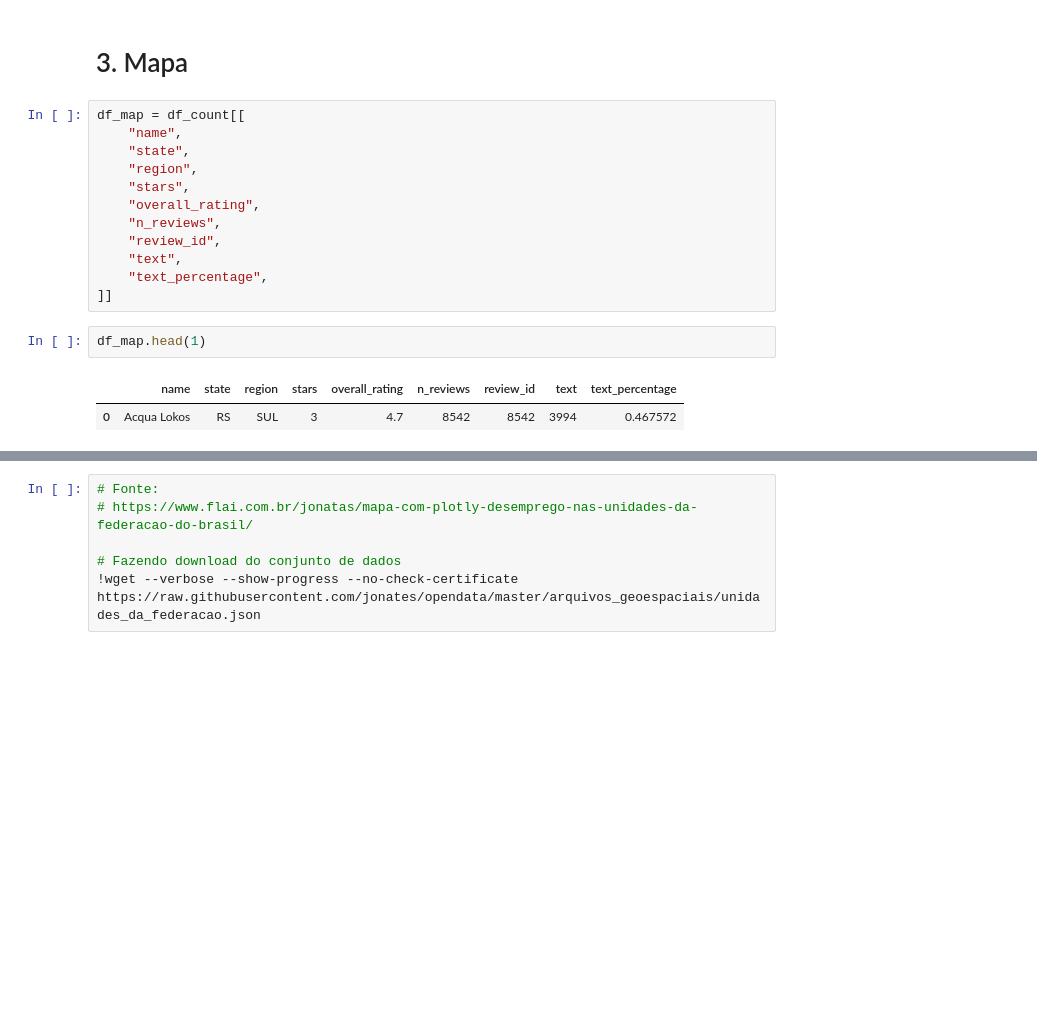
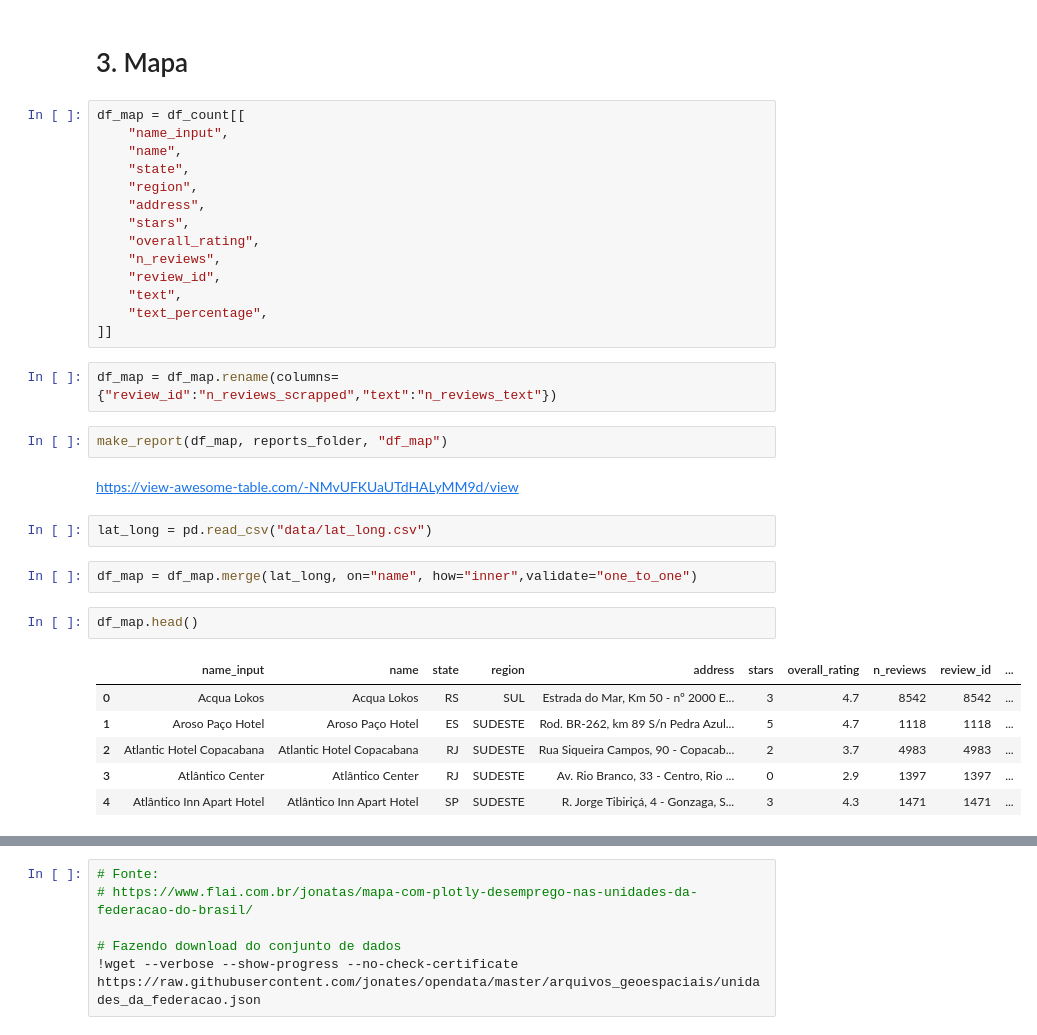
Before and after one commit to brusangues/maps-reviews-api-scraper, a Jupyter notebook: analysis_1.ipynb, the cells around one changed output, grey strips where cells are left out. Drawn from its saved outputs; the diff is of its cells as text; blank space fills up the shorter version.

Commit message:
maps and text analysis

```diff
--- a/analysis_1.ipynb
+++ b/analysis_1.ipynb
@@ -135,9 +164,11 @@ df_count.shape
 # 3. Mapa
 # %%
 df_map = df_count[[
+    "name_input",
     "name",
     "state",
     "region",
+    "address",
     "stars",
     "overall_rating",
     "n_reviews",
@@ -145,8 +176,22 @@ df_map = df_count[[
     "text",
     "text_percentage",
 ]]
+# %%
+df_map = df_map.rename(columns={"review_id":"n_reviews_scrapped","text":"n_reviews_text"})
+# %%
+make_report(df_map, reports_folder, "df_map")
+# %% [markdown]
+https://view-awesome-table.com/-NMvUFKUaUTdHALyMM9d/view
+# %%
+lat_long = pd.read_csv("data/lat_long.csv")
+# %%
+df_map = df_map.merge(lat_long, on="name", how="inner",validate="one_to_one")
 # %%
-df_map.head(1)
+df_map.head()
 # %% [output]
-|  | name | state | region | stars | overall_rating | n_reviews | review_id | text | text_percentage |
-| 0 | Acqua Lokos | RS | SUL | 3 | 4.7 | 8542 | 8542 | 3994 | 0.467572 |
+|  | name_input | name | state | region | address | stars | overall_rating | n_reviews | review_id | ... |
+| 0 | Acqua Lokos | Acqua Lokos | RS | SUL | Estrada do Mar, Km 50 - nº 2000 E... | 3 | 4.7 | 8542 | 8542 | ... |
+| 1 | Aroso Paço Hotel | Aroso Paço Hotel | ES | SUDESTE | Rod. BR-262, km 89 S/n Pedra Azul... | 5 | 4.7 | 1118 | 1118 | ... |
+| 2 | Atlantic Hotel Copacabana | Atlantic Hotel Copacabana | RJ | SUDESTE | Rua Siqueira Campos, 90 - Copacab... | 2 | 3.7 | 4983 | 4983 | ... |
+| 3 | Atlântico Center | Atlântico Center | RJ | SUDESTE | Av. Rio Branco, 33 - Centro, Rio ... | 0 | 2.9 | 1397 | 1397 | ... |
+| 4 | Atlântico Inn Apart Hotel | Atlântico Inn Apart Hotel | SP | SUDESTE | R. Jorge Tibiriçá, 4 - Gonzaga, S... | 3 | 4.3 | 1471 | 1471 | ... |
```
Also changed, not shown: parts of 29 cells of this notebook, 1 other file.
